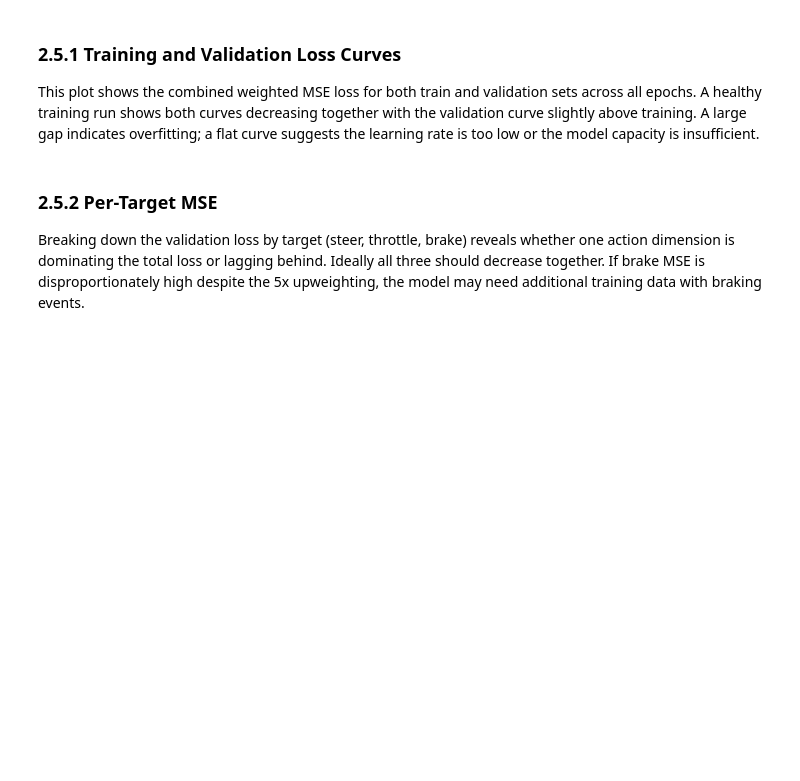
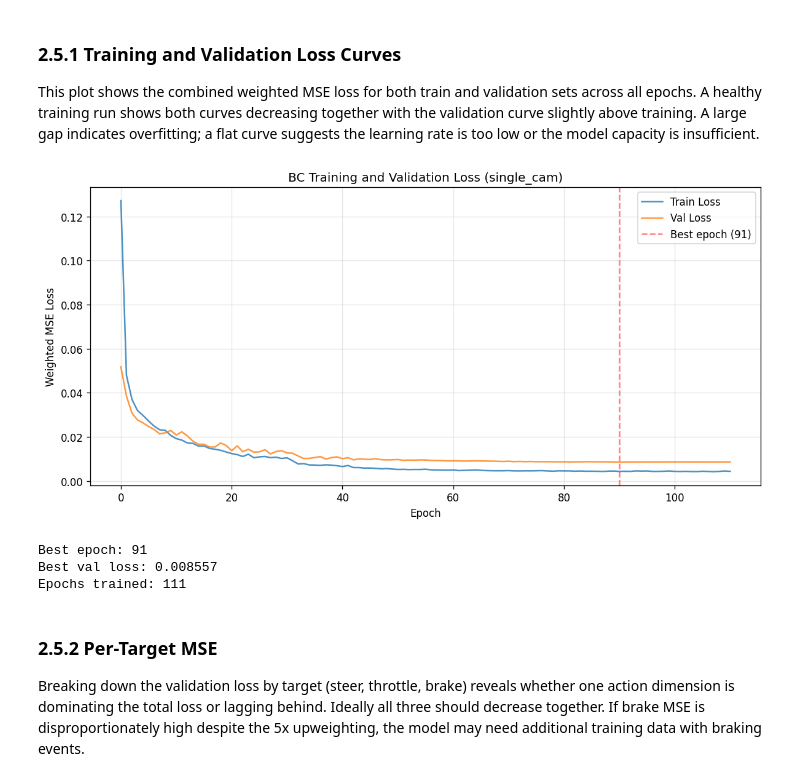
Before and after one commit to joshlaubach/drivenet-carla-av, a Jupyter notebook: notebooks/02_behavior_cloning.ipynb, the cells around one changed output. Drawn from its saved outputs; the diff is of its cells as text; code cells hidden in the pictures; blank space fills up the shorter version.

```diff
--- a/notebooks/02_behavior_cloning.ipynb
+++ b/notebooks/02_behavior_cloning.ipynb
@@ -216,27 +352,32 @@ After training completes, we visualize the training dynamics to assess model con
 
 This plot shows the combined weighted MSE loss for both train and validation sets across all epochs. A healthy training run shows both curves decreasing together with the validation curve slightly above training. A large gap indicates overfitting; a flat curve suggests the learning rate is too low or the model capacity is insufficient.
 # %%
-history_path = RESULTS_DIR / "bc_training_history.json"
+history_path = RESULTS_DIR / f"bc_training_history_{SENSOR_SUITE}.json"
 with open(history_path, "r") as f:
     history = json.load(f)
 
 fig, ax = plt.subplots(figsize=(10, 5))
 ax.plot(history["train_losses"], label="Train Loss", alpha=0.8)
 ax.plot(history["val_losses"], label="Val Loss", alpha=0.8)
 ax.axvline(
     history["best_epoch"] - 1, color="red", linestyle="--", alpha=0.5,
     label=f"Best epoch ({history['best_epoch']})")
 ax.set_xlabel("Epoch")
 ax.set_ylabel("Weighted MSE Loss")
-ax.set_title("BC Training and Validation Loss")
+ax.set_title(f"BC Training and Validation Loss ({SENSOR_SUITE})")
 ax.legend()
 ax.grid(True, alpha=0.3)
 plt.tight_layout()
 plt.show()
 
 print(f"Best epoch: {history['best_epoch']}")
 print(f"Best val loss: {history['best_val_loss']:.6f}")
 print(f"Epochs trained: {history['epochs_trained']}")
+# %% [output]
+[figure, added]
+Best epoch: 91
+Best val loss: 0.008557
+Epochs trained: 111
 # %% [markdown]
 ### 2.5.2 Per-Target MSE
 
```
Also changed, not shown: parts of 14 cells of this notebook, 19 other files.
